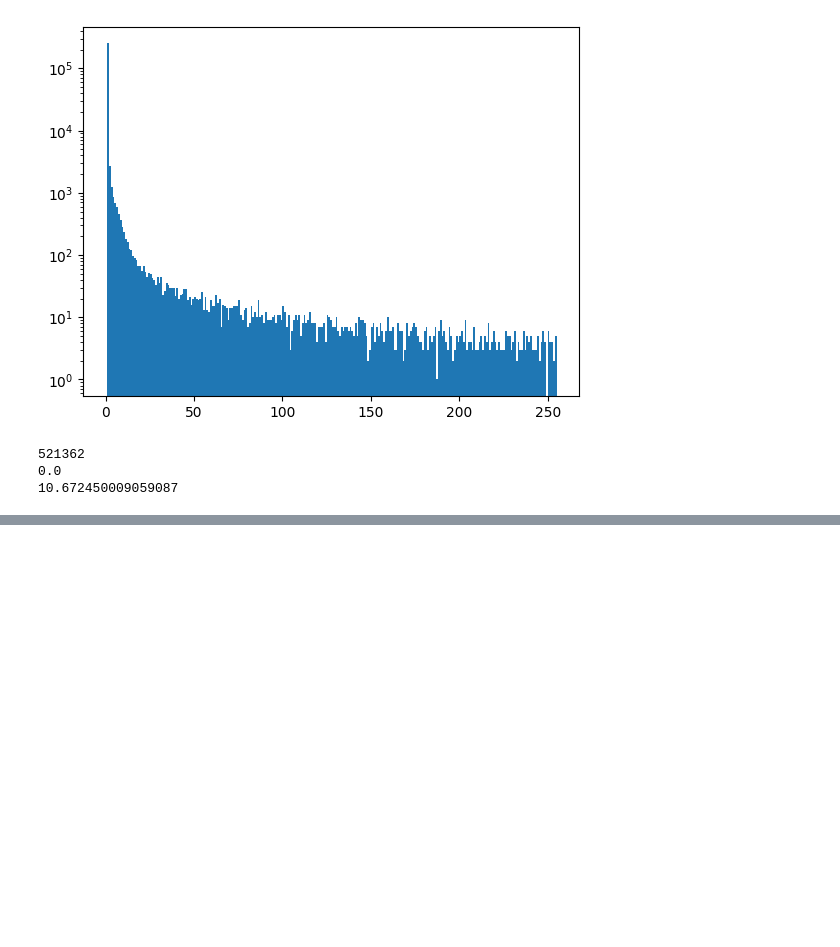
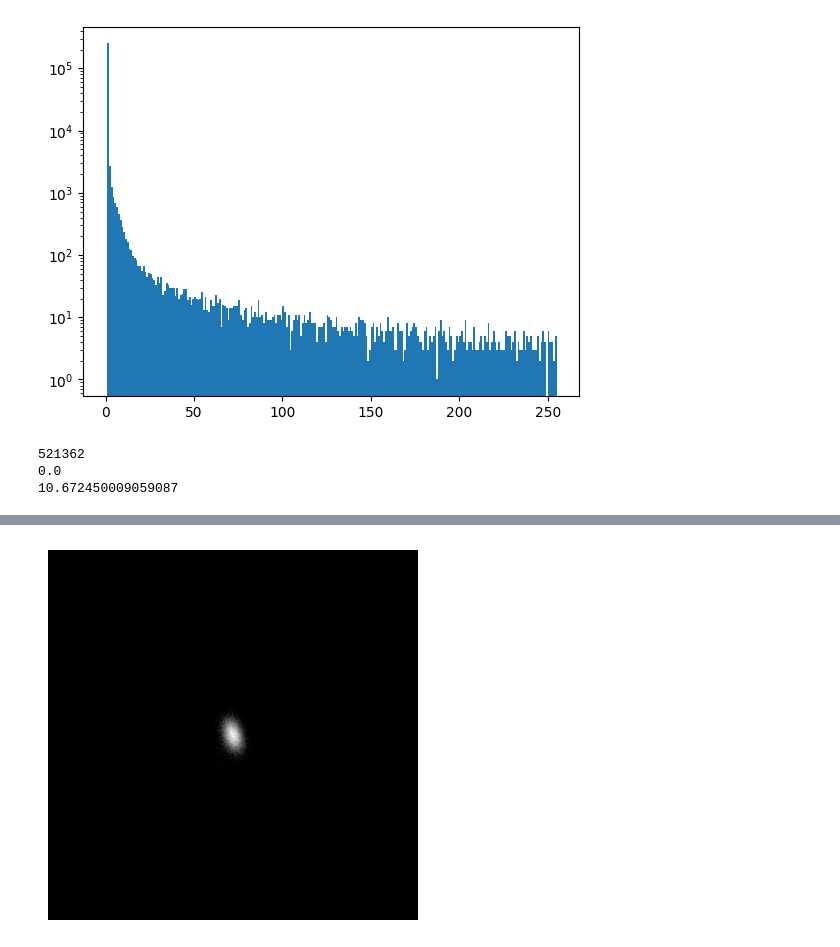
Before and after one commit to dimicorn/astrogeo_image_classifier, a Jupyter notebook: src/notebooks/EDA.ipynb, the cells around one changed output, grey strips where cells are left out. Saved outputs shown, nothing was run; the diff lists cells and outputs as text; code cells hidden in the pictures; blank space fills up the shorter version.

```diff
--- a/src/notebooks/EDA.ipynb
+++ b/src/notebooks/EDA.ipynb
@@ -113,0 +130,7 @@ print(np.array(im).std())
+# %%
+im = Image.fromarray(im2)
+plt.imshow(im, cmap="gray")
+plt.axis('off')
+plt.show()
+# %% [output]
+[figure, added]
```
Also changed, not shown: parts of 2 cells of this notebook, 12 other files.
